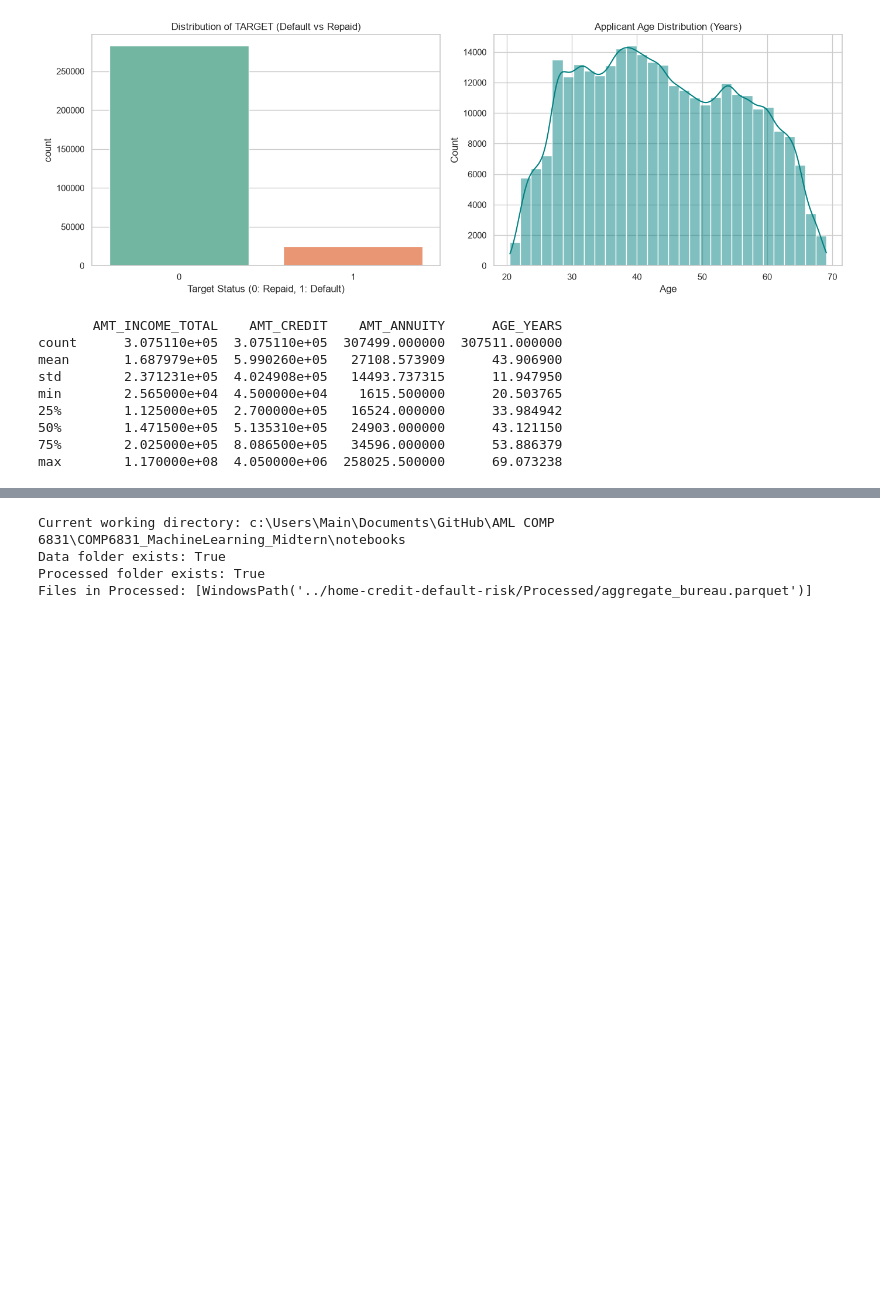
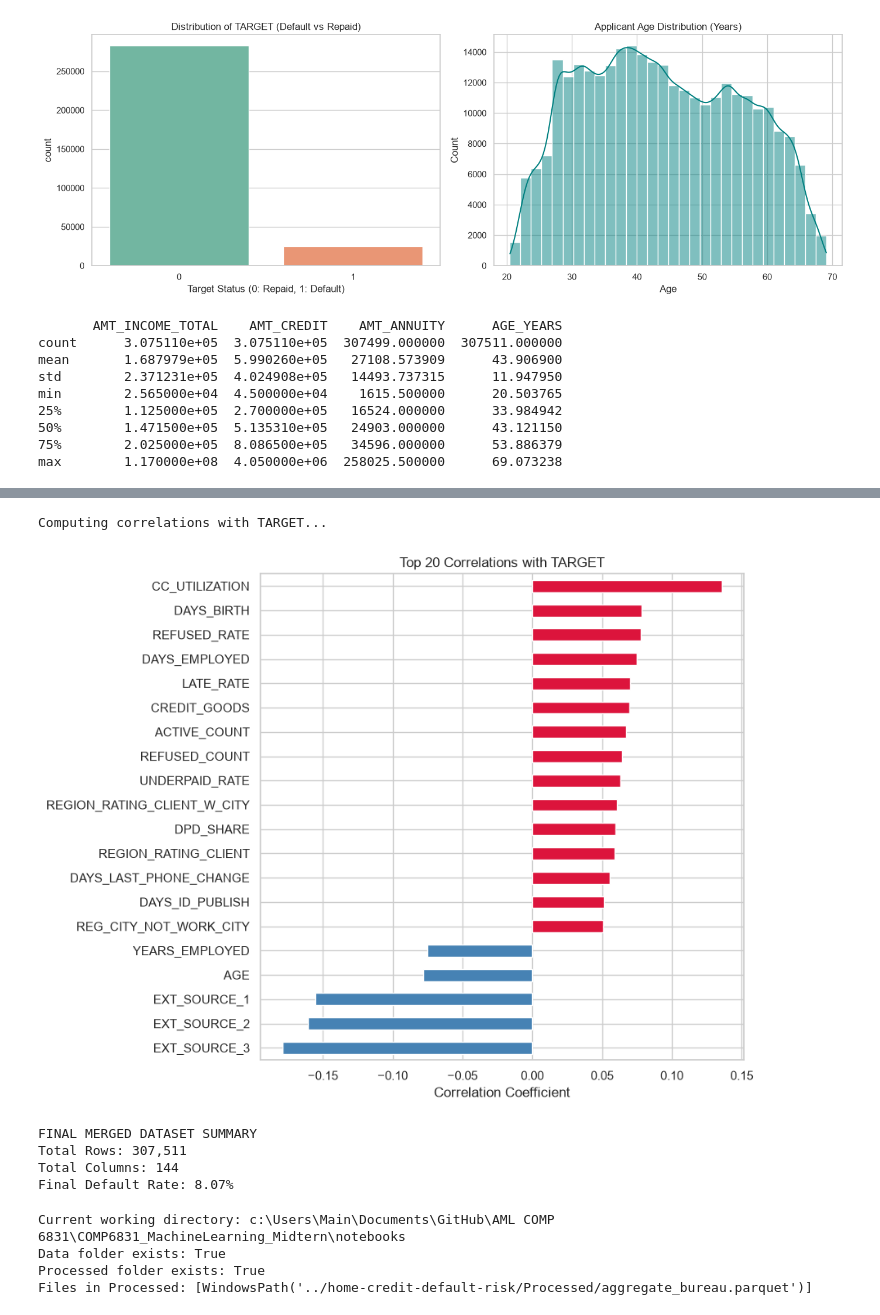
Before and after one commit to zenghui-wu/COMP6831_MachineLearning_Midtern, a Jupyter notebook: notebooks/OLD-01_exploratory_data_analysis.ipynb, the cells around one changed output, grey strips where cells are left out. Cells and saved outputs as stored; diff of their text form; code cells hidden in the pictures; blank space fills up the shorter version.

```diff
--- a/notebooks/OLD-01_exploratory_data_analysis.ipynb
+++ b/notebooks/OLD-01_exploratory_data_analysis.ipynb
@@ -403,3 +411,40 @@ Did you mean "SK_ID_CURR"?
+# %%
+# ==================================================
+# MODULE 5: Global Correlation & Final Summary
+# ==================================================
+print("Computing correlations with TARGET...")
+corr = (
+    app.select_dtypes(include="number")
+    .corr()["TARGET"]
+    .drop(["TARGET", "SK_ID_CURR"], errors="ignore")
+    .dropna()
+)
+
+# Select top 20 absolute correlations (strongest positive & negative)
+top = corr.reindex(corr.abs().nlargest(20).index).sort_values()
+
+# Plot top 20 correlations
+top.plot.barh(
+    figsize=(9, 7),
+    color=["crimson" if x > 0 else "steelblue" for x in top]
+)
+plt.title("Top 20 Correlations with TARGET")
+plt.xlabel("Correlation Coefficient")
+plt.tight_layout()
+plt.show()
+
+# Print final merged dataset overview
+print("\nFINAL MERGED DATASET SUMMARY")
+print(f"Total Rows: {app.shape[0]:,}")
+print(f"Total Columns: {app.shape[1]:,}")
+print(f"Final Default Rate: {BASE:.2f}%")
+# %% [output]
+Computing correlations with TARGET...
+[figure, added]
+FINAL MERGED DATASET SUMMARY
+Total Rows: 307,511
+Total Columns: 144
+Final Default Rate: 8.07%
 # %%
 print("Current working directory:", Path.cwd())
 print("Data folder exists:", DATA_DIR.exists())
```
Also changed, not shown: parts of 6 cells of this notebook, 1 other file.
